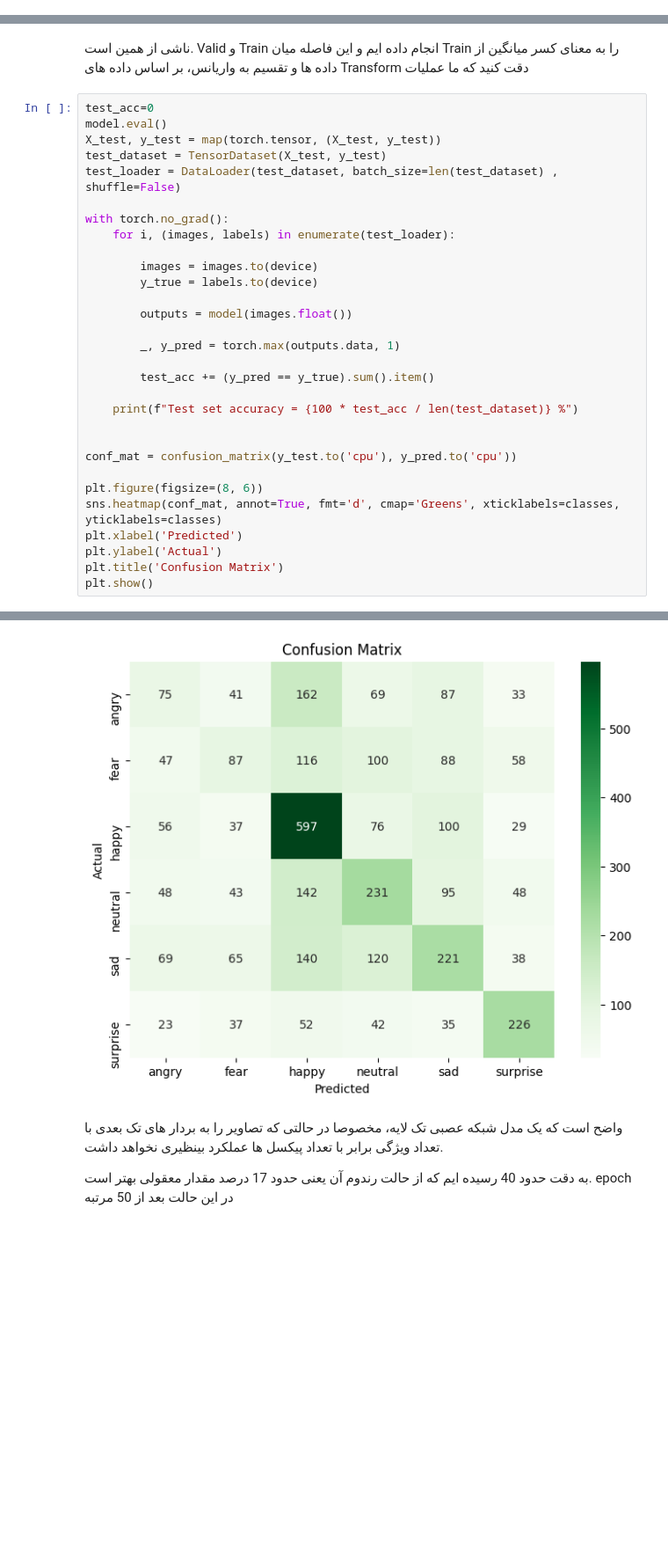
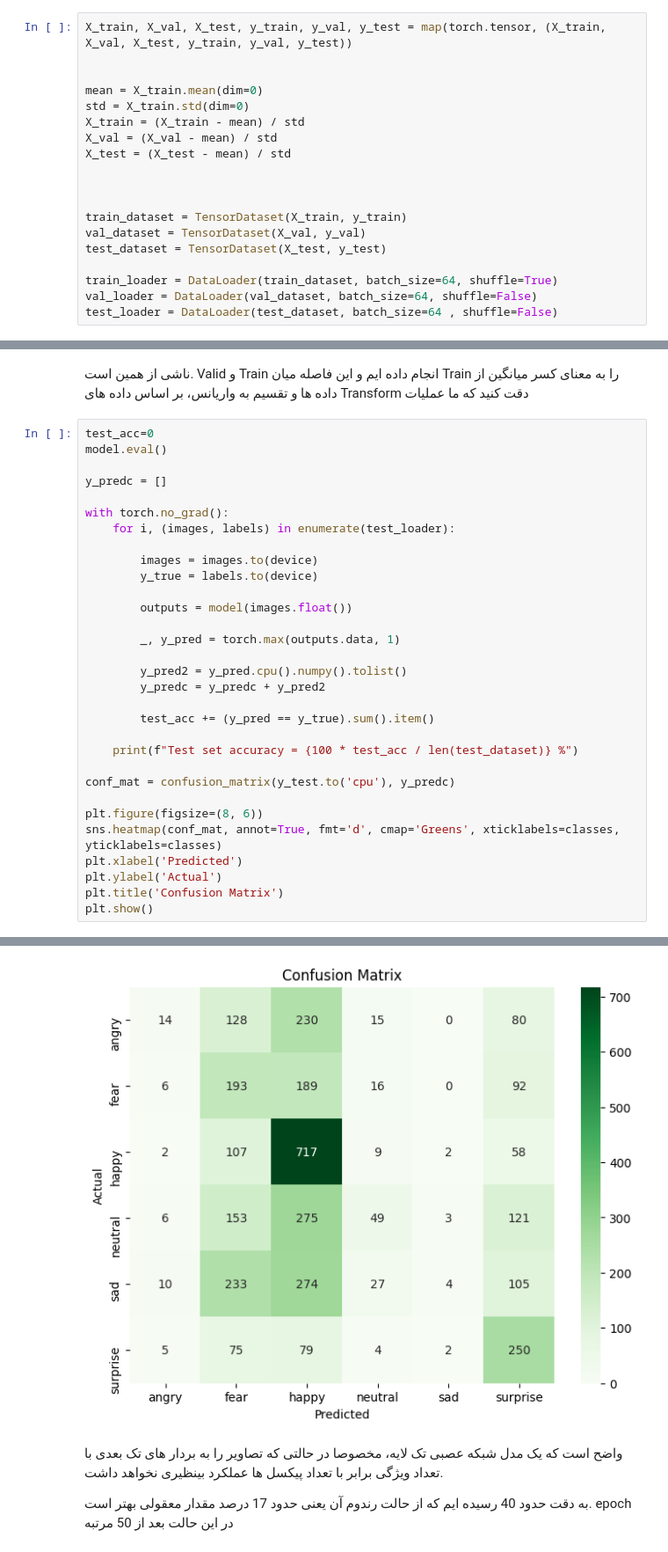
Before and after one commit to SaeedJazaeri/VisionLab, a Jupyter notebook: Lab9/Code.ipynb, the cells around one changed output, grey strips where cells are left out. Shown at 88% size. Drawn from its saved outputs; the diff is of its cells as text; blank space fills up the shorter version.

```diff
--- a/Lab9/Code.ipynb
+++ b/Lab9/Code.ipynb
@@ -86,4 +86,23 @@ for itr, clss in enumerate(classes):
 
 X_test = np.array(X_test)
 y_test = np.array(y_test)
+# %%
+X_train, X_val, X_test, y_train, y_val, y_test = map(torch.tensor, (X_train, X_val, X_test, y_train, y_val, y_test))
+
+
+mean = X_train.mean(dim=0)
+std = X_train.std(dim=0)
+X_train = (X_train - mean) / std
+X_val = (X_val - mean) / std
+X_test = (X_test - mean) / std
+
+
+
+train_dataset = TensorDataset(X_train, y_train)
+val_dataset = TensorDataset(X_val, y_val)
+test_dataset = TensorDataset(X_test, y_test)
+
+train_loader = DataLoader(train_dataset, batch_size=64, shuffle=True)
+val_loader = DataLoader(val_dataset, batch_size=64, shuffle=False)
+test_loader = DataLoader(test_dataset, batch_size=64 , shuffle=False)
 # %%
@@ -229,9 +233,8 @@ visualize_loss_and_acc(history)
 # %%
 test_acc=0
 model.eval()
-X_test, y_test = map(torch.tensor, (X_test, y_test))
-test_dataset = TensorDataset(X_test, y_test)
-test_loader = DataLoader(test_dataset, batch_size=len(test_dataset) , shuffle=False)
+
+y_predc = []
 
 with torch.no_grad():
 	for i, (images, labels) in enumerate(test_loader):
@@ -243,12 +246,14 @@ with torch.no_grad():
 
 		_, y_pred = torch.max(outputs.data, 1)
 
+		y_pred2 = y_pred.cpu().numpy().tolist()
+		y_predc = y_predc + y_pred2
+
 		test_acc += (y_pred == y_true).sum().item()
 
 	print(f"Test set accuracy = {100 * test_acc / len(test_dataset)} %")
 
-
-conf_mat = confusion_matrix(y_test.to('cpu'), y_pred.to('cpu'))
+conf_mat = confusion_matrix(y_test.to('cpu'), y_predc)
 
 plt.figure(figsize=(8, 6))
 sns.heatmap(conf_mat, annot=True, fmt='d', cmap='Greens', xticklabels=classes, yticklabels=classes)
@@ -261,4 +266,4 @@ Test set accuracy = 40.67364845740164 %
-[figure, old version]
+[figure, new version]
 # %% [markdown]
 واضح است که یک مدل شبکه عصبی تک لایه، مخصوصا در حالتی که تصاویر را به بردار های تک بعدی با تعداد ویژگی برابر با تعداد پیکسل ها عملکرد بینظیری نخواهد داشت.
 
```
Also changed, not shown: parts of 8 cells of this notebook.
